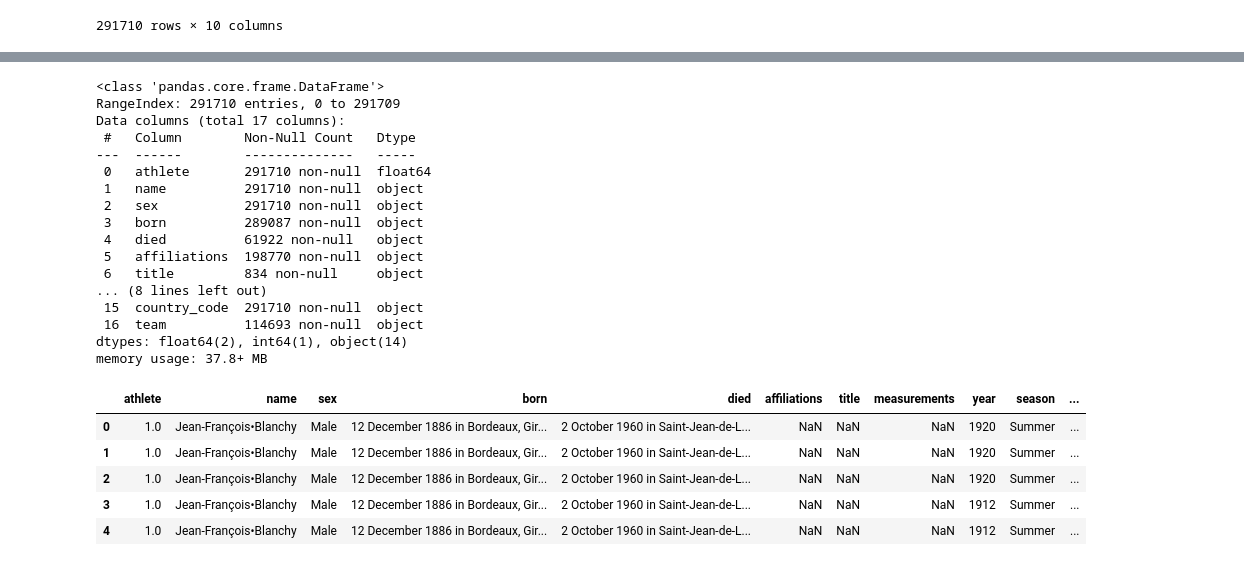
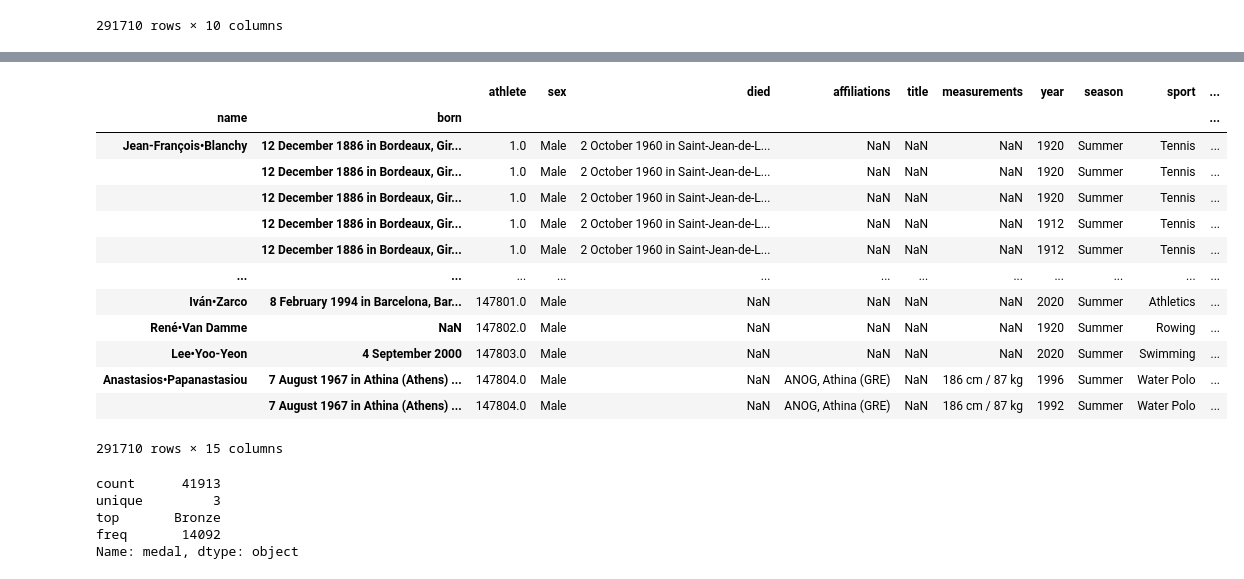
Before and after one commit to MartinDieCooleSocke420/1sem_tools_and_programming, a Jupyter notebook: exploringTheData.ipynb, the cells around one changed output, grey strips where cells are left out. Cells and saved outputs as stored; diff of their text form; code cells hidden in the pictures.

```diff
--- a/exploringTheData.ipynb
+++ b/exploringTheData.ipynb
@@ -24,31 +40,28 @@ athletes = pd.read_csv(filepath_or_buffer="data/athletes.txt", sep=";")
 # %%
 merged = pd.merge(left = athletes, right = results, how="inner")
-# %%
-merged.info()
-# %% [output]
-<class 'pandas.core.frame.DataFrame'>
-RangeIndex: 291710 entries, 0 to 291709
-Data columns (total 17 columns):
- #   Column        Non-Null Count   Dtype
----  ------        --------------   -----
- 0   athlete       291710 non-null  float64
- 1   name          291710 non-null  object
- 2   sex           291710 non-null  object
- 3   born          289087 non-null  object
- 4   died          61922 non-null   object
- 5   affiliations  198770 non-null  object
- 6   title         834 non-null     object
-... (8 lines left out)
- 15  country_code  291710 non-null  object
- 16  team          114693 non-null  object
-dtypes: float64(2), int64(1), object(14)
-memory usage: 37.8+ MB
-# %%
-merged.head()
-# %% [output]
-|  | athlete | name | sex | born | died | affiliations | title | measurements | year | season | ... |
-| 0 | 1.0 | Jean-François•Blanchy | Male | 12 December 1886 in Bordeaux, Gir... | 2 October 1960 in Saint-Jean-de-L... | NaN | NaN | NaN | 1920 | Summer | ... |
-| 1 | 1.0 | Jean-François•Blanchy | Male | 12 December 1886 in Bordeaux, Gir... | 2 October 1960 in Saint-Jean-de-L... | NaN | NaN | NaN | 1920 | Summer | ... |
-| 2 | 1.0 | Jean-François•Blanchy | Male | 12 December 1886 in Bordeaux, Gir... | 2 October 1960 in Saint-Jean-de-L... | NaN | NaN | NaN | 1920 | Summer | ... |
-| 3 | 1.0 | Jean-François•Blanchy | Male | 12 December 1886 in Bordeaux, Gir... | 2 October 1960 in Saint-Jean-de-L... | NaN | NaN | NaN | 1912 | Summer | ... |
-| 4 | 1.0 | Jean-François•Blanchy | Male | 12 December 1886 in Bordeaux, Gir... | 2 October 1960 in Saint-Jean-de-L... | NaN | NaN | NaN | 1912 | Summer | ... |
+# %%
+# Setting index to name and born since this an unique way to identify
+merged.set_index(["name","born"])
+# %% [output]
+|  |  | athlete | sex | died | affiliations | title | measurements | year | season | sport | ... |
+| name | born |  |  |  |  |  |  |  |  |  | ... |
+| Jean-François•Blanchy | 12 December 1886 in Bordeaux, Gir... | 1.0 | Male | 2 October 1960 in Saint-Jean-de-L... | NaN | NaN | NaN | 1920 | Summer | Tennis | ... |
+|  | 12 December 1886 in Bordeaux, Gir... | 1.0 | Male | 2 October 1960 in Saint-Jean-de-L... | NaN | NaN | NaN | 1920 | Summer | Tennis | ... |
+|  | 12 December 1886 in Bordeaux, Gir... | 1.0 | Male | 2 October 1960 in Saint-Jean-de-L... | NaN | NaN | NaN | 1920 | Summer | Tennis | ... |
+|  | 12 December 1886 in Bordeaux, Gir... | 1.0 | Male | 2 October 1960 in Saint-Jean-de-L... | NaN | NaN | NaN | 1912 | Summer | Tennis | ... |
+|  | 12 December 1886 in Bordeaux, Gir... | 1.0 | Male | 2 October 1960 in Saint-Jean-de-L... | NaN | NaN | NaN | 1912 | Summer | Tennis | ... |
+| ... | ... | ... | ... | ... | ... | ... | ... | ... | ... | ... | ... |
+| Iván•Zarco | 8 February 1994 in Barcelona, Bar... | 147801.0 | Male | NaN | NaN | NaN | NaN | 2020 | Summer | Athletics | ... |
+| René•Van Damme | NaN | 147802.0 | Male | NaN | NaN | NaN | NaN | 1920 | Summer | Rowing | ... |
+| Lee•Yoo-Yeon | 4 September 2000 | 147803.0 | Male | NaN | NaN | NaN | NaN | 2020 | Summer | Swimming | ... |
+| Anastasios•Papanastasiou | 7 August 1967 in Athina (Athens) ... | 147804.0 | Male | NaN | ANOG, Athina (GRE) | NaN | 186 cm / 87 kg | 1996 | Summer | Water Polo | ... |
+|  | 7 August 1967 in Athina (Athens) ... | 147804.0 | Male | NaN | ANOG, Athina (GRE) | NaN | 186 cm / 87 kg | 1992 | Summer | Water Polo | ... |
+291710 rows × 15 columns
+# %%
+merged["medal"].describe()
+# %% [output]
+count      41913
+unique         3
+top       Bronze
+freq       14092
+Name: medal, dtype: object
```
Also changed, not shown: parts of 4 cells of this notebook, 1 other file.
